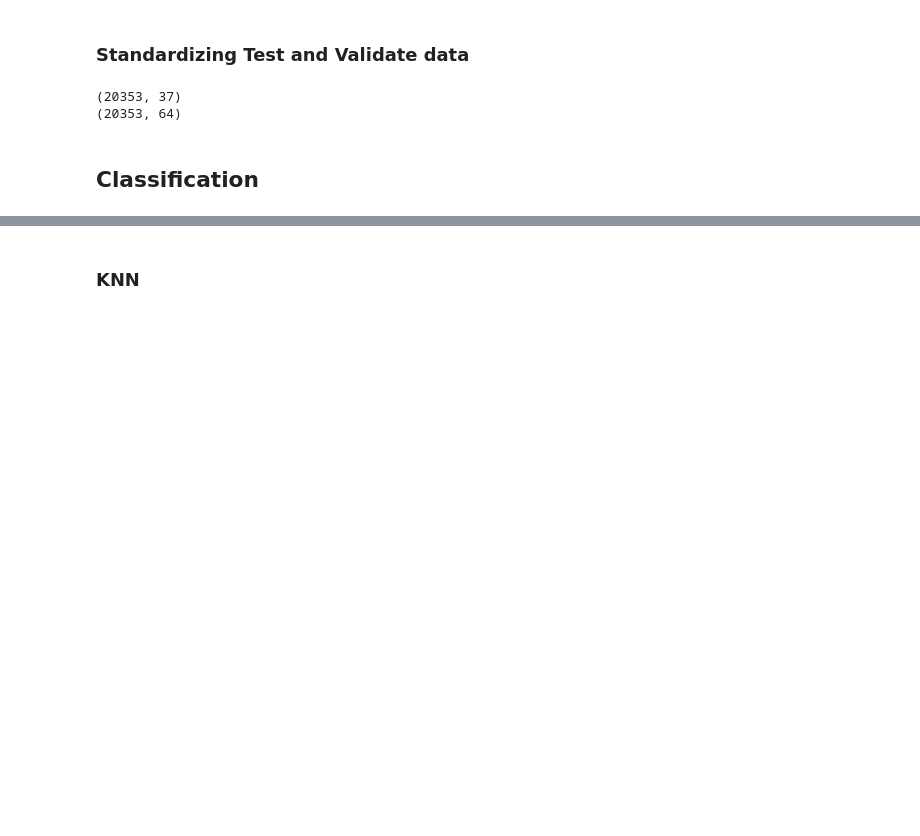
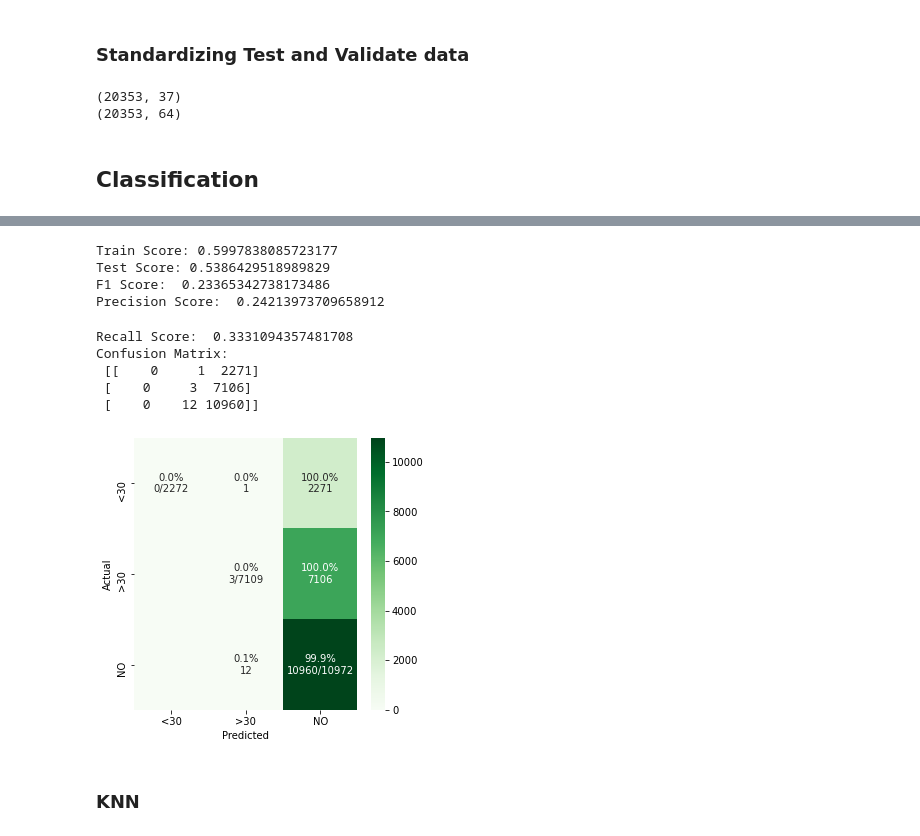
Before and after one commit to gaurikatyagi/Machine-Learning, a Jupyter notebook: Classification/Classification of Hospital Readmission.ipynb, the cells around one changed output, grey strips where cells are left out. Saved outputs shown, nothing was run; the diff lists cells and outputs as text; code cells hidden in the pictures; blank space fills up the shorter version.

```diff
--- a/Classification/Classification of Hospital Readmission.ipynb
+++ b/Classification/Classification of Hospital Readmission.ipynb
@@ -810,0 +869,11 @@ def analyze_model(model_, x_train, y_train, x_test, y_test):
+# %%
+from sklearn.svm import SVC
+from sklearn.model_selection import GridSearchCV
+
+svc_model = SVC() ## default kernel - RBF
+parameters = {'C':[0.1, 1, 10], 'gamma':[0.00001, 0.0001, 0.001, 0.01, 0.1]}
+searcher = GridSearchCV(svc_model, param_grid = parameters, n_jobs= 4, verbose = 2, return_train_score= True)
+searcher.fit(x_train, y_train)
+# Report the best parameters and the corresponding score
+print("Best CV params", searcher.best_params_)
+print("Best CV accuracy", searcher.best_score_)
@@ -811,3 +887,16 @@ def analyze_model(model_, x_train, y_train, x_test, y_test):
+# %%
+analyze_model(searcher, x_train, y_train, x_test, y_test)
+# %% [output]
+Train Score: 0.5997838085723177
+Test Score: 0.5386429518989829
+F1 Score:  0.23365342738173486
+Precision Score:  0.24213973709658912
+Recall Score:  0.3331094357481708
+Confusion Matrix:
+ [[    0     1  2271]
+ [    0     3  7106]
+ [    0    12 10960]]
+[figure, added]
 # %% [markdown]
 ### KNN
 # %%
```
Also changed, not shown: parts of 26 cells of this notebook.
